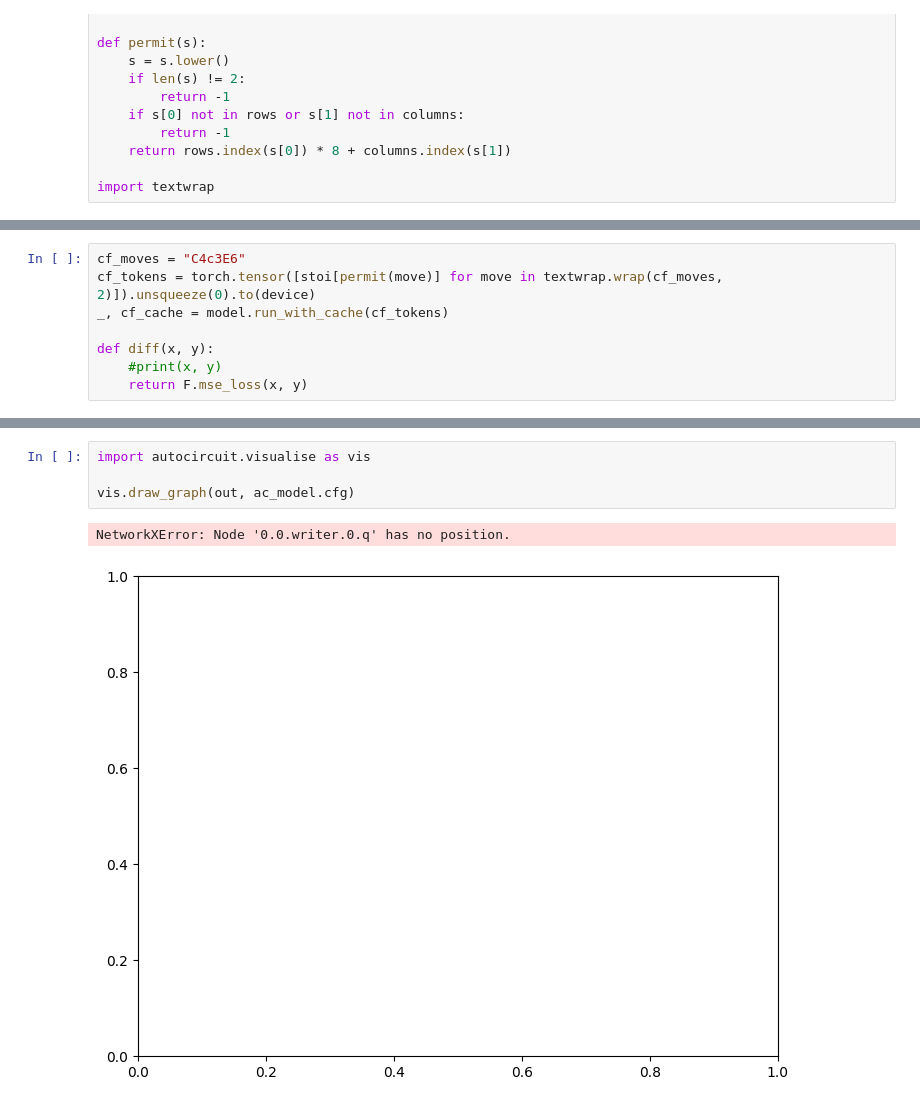
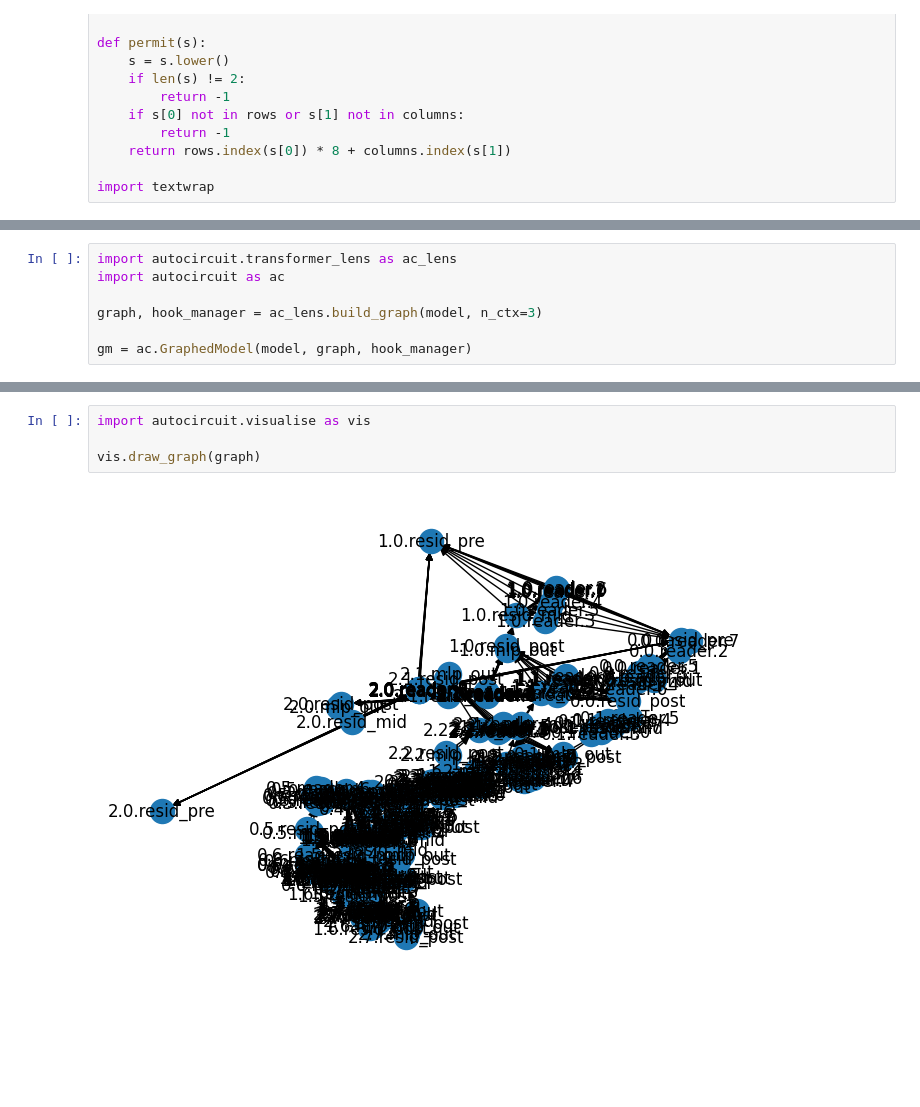
Before and after one commit to Baidicoot/autocircuit, a Jupyter notebook: othello_test.ipynb, the cells around one changed output, grey strips where cells are left out. Drawn from its saved outputs; the diff is of its cells as text; blank space fills up the shorter version.

```diff
--- a/othello_test.ipynb
+++ b/othello_test.ipynb
@@ -73,8 +41,0 @@ for i in range(8):
-# %%
-cf_moves = "C4c3E6"
-cf_tokens = torch.tensor([stoi[permit(move)] for move in textwrap.wrap(cf_moves, 2)]).unsqueeze(0).to(device)
-_, cf_cache = model.run_with_cache(cf_tokens)
-
-def diff(x, y):
-    #print(x, y)
-    return F.mse_loss(x, y)
@@ -138,0 +48,7 @@ TypeError: 'dict_values' object is not subscriptable
+# %%
+import autocircuit.transformer_lens as ac_lens
+import autocircuit as ac
+
+graph, hook_manager = ac_lens.build_graph(model, n_ctx=3)
+
+gm = ac.GraphedModel(model, graph, hook_manager)
@@ -139,7 +78,6 @@ TypeError: 'dict_values' object is not subscriptable
 # %%
 import autocircuit.visualise as vis
 
-vis.draw_graph(out, ac_model.cfg)
+vis.draw_graph(graph)
 # %% [output]
-NetworkXError: Node '0.0.writer.0.q' has no position.
-[figure, old version]
+[figure, new version]
```
Also changed, not shown: parts of 16 cells of this notebook, 4 other files.
